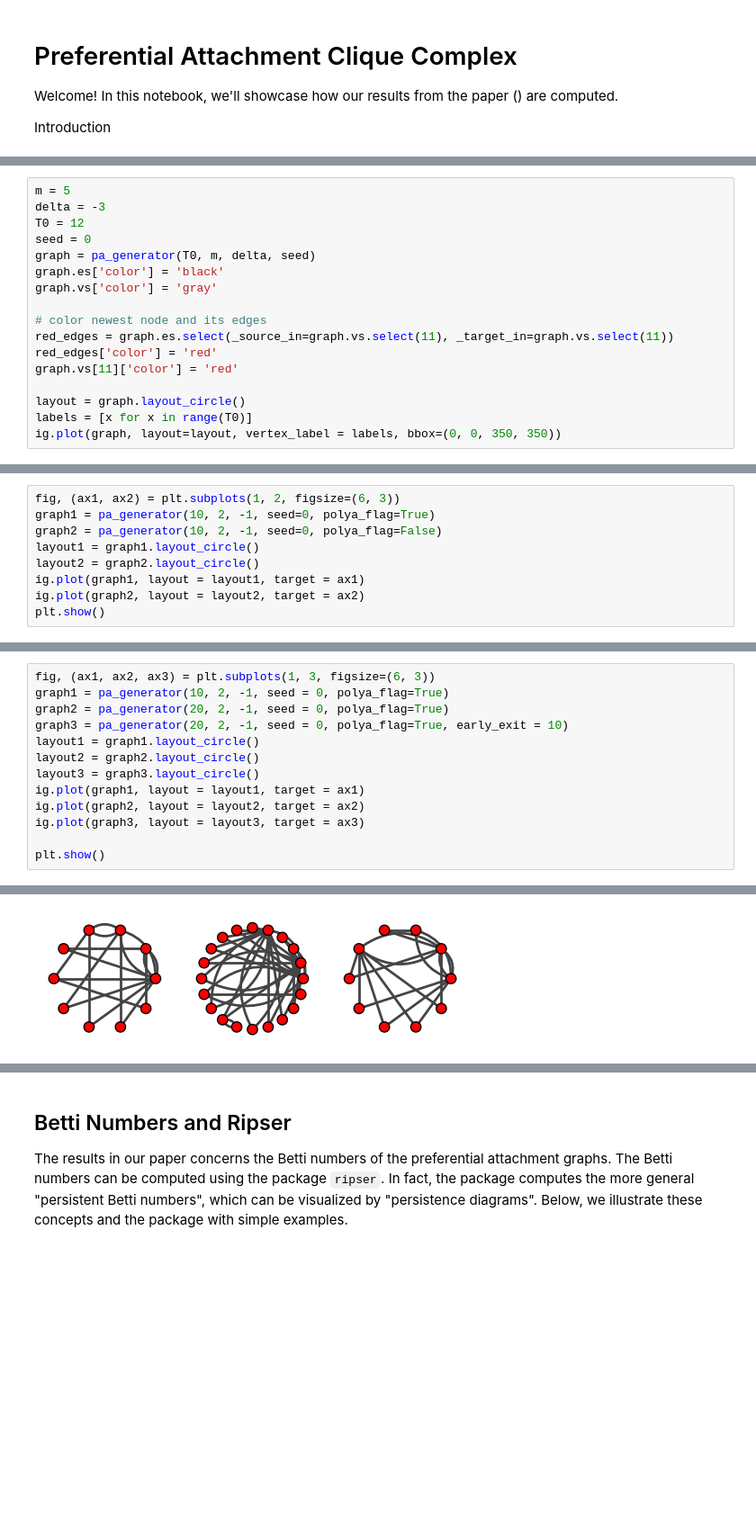
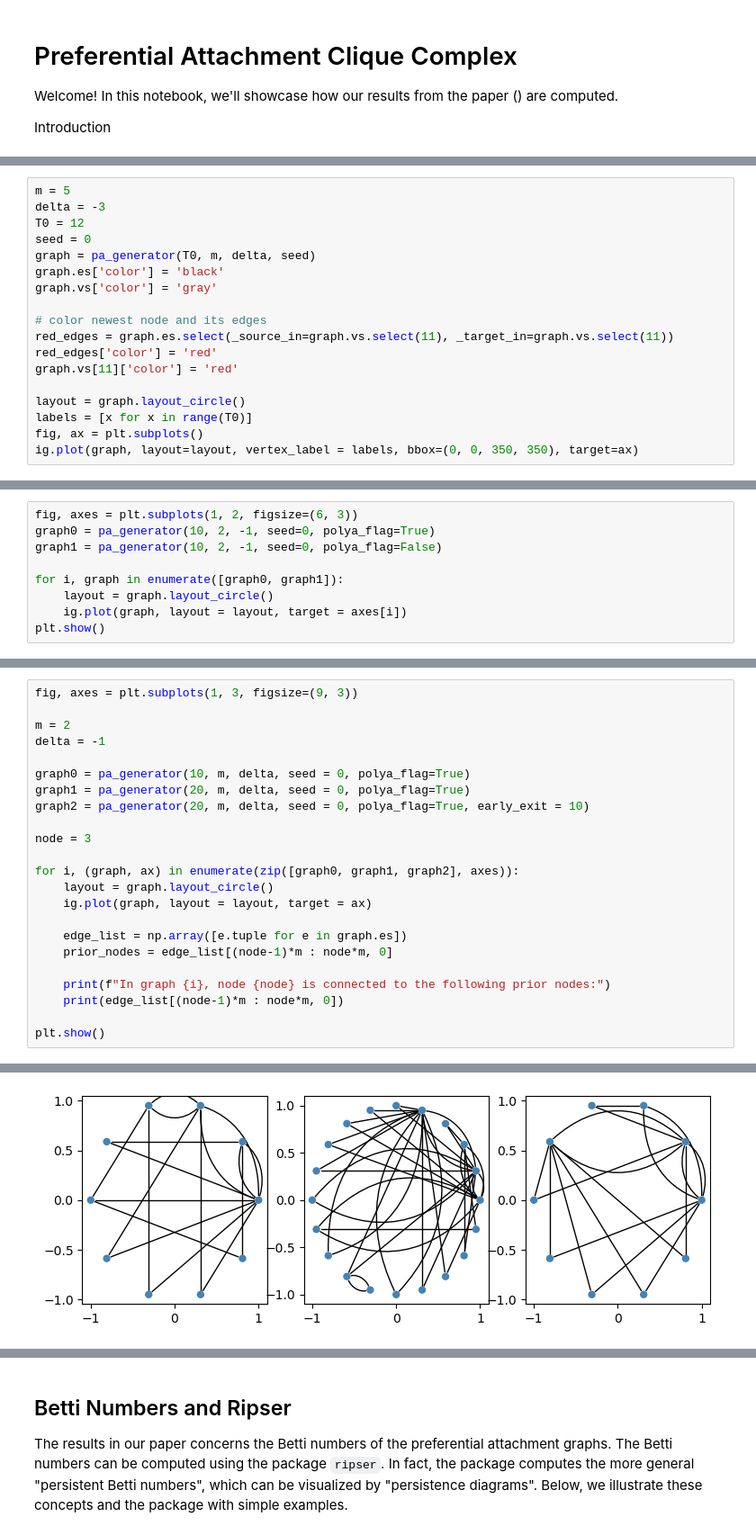
Before and after one commit to carolinerongyi/Preferential_Attachment_Clique_Complex, a Jupyter notebook: tutorial.ipynb, the cells around one changed output, grey strips where cells are left out. Shown at 90% size. Drawn from its saved outputs; the diff is of its cells as text; blank space fills up the shorter version.

```diff
--- a/tutorial.ipynb
+++ b/tutorial.ipynb
@@ -37,5 +37,6 @@ graph.vs[11]['color'] = 'red'
 
 layout = graph.layout_circle()
 labels = [x for x in range(T0)]
-ig.plot(graph, layout=layout, vertex_label = labels, bbox=(0, 0, 350, 350))
+fig, ax = plt.subplots()
+ig.plot(graph, layout=layout, vertex_label = labels, bbox=(0, 0, 350, 350), target=ax)
 # %% [output]
@@ -100,10 +91,10 @@ There are a few optional parameters in `pa_generator` that don't impact the basi
 # %%
-fig, (ax1, ax2) = plt.subplots(1, 2, figsize=(6, 3))
-graph1 = pa_generator(10, 2, -1, seed=0, polya_flag=True)
-graph2 = pa_generator(10, 2, -1, seed=0, polya_flag=False)
-layout1 = graph1.layout_circle()
-layout2 = graph2.layout_circle()
-ig.plot(graph1, layout = layout1, target = ax1)
-ig.plot(graph2, layout = layout2, target = ax2)
+fig, axes = plt.subplots(1, 2, figsize=(6, 3))
+graph0 = pa_generator(10, 2, -1, seed=0, polya_flag=True)
+graph1 = pa_generator(10, 2, -1, seed=0, polya_flag=False)
+
+for i, graph in enumerate([graph0, graph1]):
+    layout = graph.layout_circle()
+    ig.plot(graph, layout = layout, target = axes[i])
 plt.show()
 # %% [output]
@@ -115,14 +106,24 @@ plt.show()
 # %%
-fig, (ax1, ax2, ax3) = plt.subplots(1, 3, figsize=(6, 3))
-graph1 = pa_generator(10, 2, -1, seed = 0, polya_flag=True)
-graph2 = pa_generator(20, 2, -1, seed = 0, polya_flag=True)
-graph3 = pa_generator(20, 2, -1, seed = 0, polya_flag=True, early_exit = 10)
-layout1 = graph1.layout_circle()
-layout2 = graph2.layout_circle()
-layout3 = graph3.layout_circle()
-ig.plot(graph1, layout = layout1, target = ax1)
-ig.plot(graph2, layout = layout2, target = ax2)
-ig.plot(graph3, layout = layout3, target = ax3)
+fig, axes = plt.subplots(1, 3, figsize=(9, 3))
+
+m = 2
+delta = -1
+
+graph0 = pa_generator(10, m, delta, seed = 0, polya_flag=True)
+graph1 = pa_generator(20, m, delta, seed = 0, polya_flag=True)
+graph2 = pa_generator(20, m, delta, seed = 0, polya_flag=True, early_exit = 10)
+
+node = 3
+
+for i, (graph, ax) in enumerate(zip([graph0, graph1, graph2], axes)):
+    layout = graph.layout_circle()
+    ig.plot(graph, layout = layout, target = ax)
+
+    edge_list = np.array([e.tuple for e in graph.es])
+    prior_nodes = edge_list[(node-1)*m : node*m, 0]
+
+    print(f"In graph {i}, node {node} is connected to the following prior nodes:")
+    print(edge_list[(node-1)*m : node*m, 0])
 
 plt.show()
 # %% [output]
@@ -129,2 +136,2 @@ plt.show()
-[figure, old version]
+[figure, new version]
 # %% [markdown]
```
Also changed, not shown: parts of 24 cells of this notebook, 1 other file.
